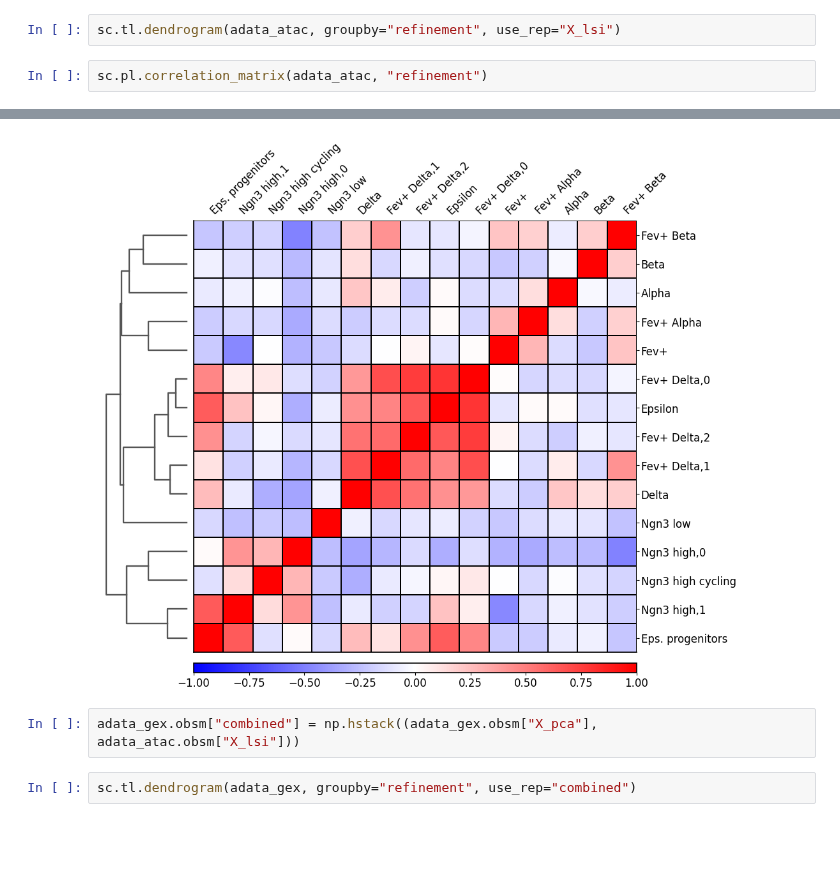
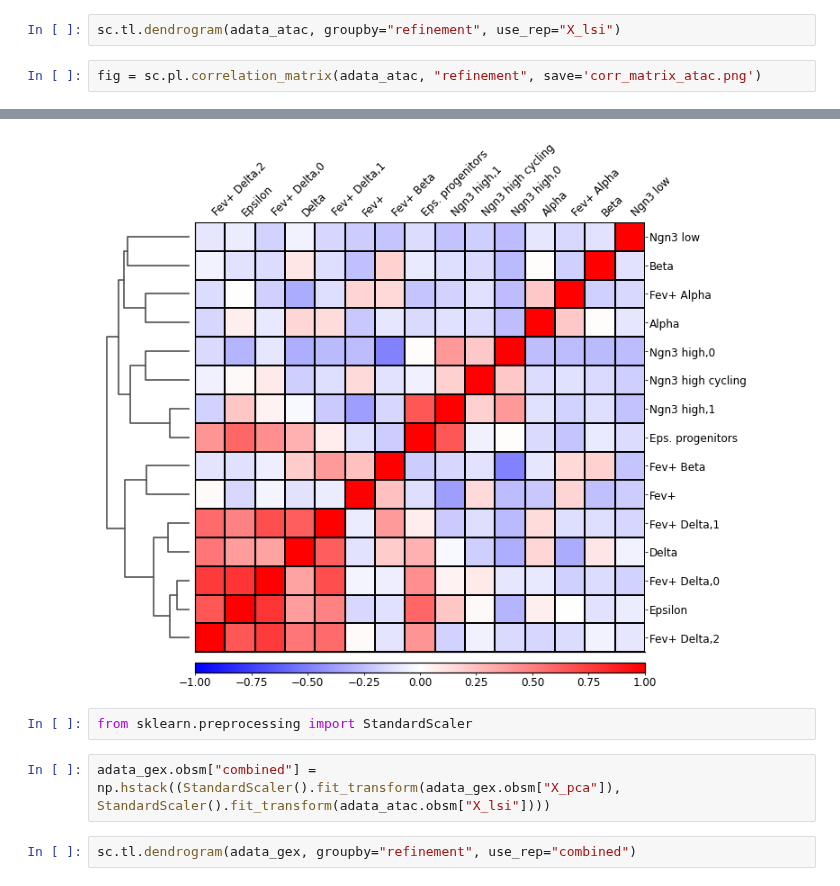
Before and after one commit to theislab/moscot-framework_reproducibility, a Jupyter notebook: pancreas/EDA/11_04_endocrine_EDA.ipynb, the cells around one changed output, grey strips where cells are left out. Cells and saved outputs as stored; diff of their text form; blank space fills up the shorter version.

```diff
--- a/pancreas/EDA/11_04_endocrine_EDA.ipynb
+++ b/pancreas/EDA/11_04_endocrine_EDA.ipynb
@@ -92,5 +93,5 @@ adata_atac.obsm['X_lsi'] = adata_atac.obsm['X_lsi'][:,subset]
 # %%
 sc.tl.dendrogram(adata_atac, groupby="refinement", use_rep="X_lsi")
 # %%
-sc.pl.correlation_matrix(adata_atac, "refinement")
+fig = sc.pl.correlation_matrix(adata_atac, "refinement", save='corr_matrix_atac.png')
 # %% [output]
@@ -97,6 +99,8 @@ sc.pl.correlation_matrix(adata_atac, "refinement")
-[figure, old version]
+[figure, new version]
+# %%
+from sklearn.preprocessing import StandardScaler
 # %%
-adata_gex.obsm["combined"] = np.hstack((adata_gex.obsm["X_pca"], adata_atac.obsm["X_lsi"]))
+adata_gex.obsm["combined"] = np.hstack((StandardScaler().fit_transform(adata_gex.obsm["X_pca"]), StandardScaler().fit_transform(adata_atac.obsm["X_lsi"])))
 # %%
 sc.tl.dendrogram(adata_gex, groupby="refinement", use_rep="combined")
 # %%
```
Also changed, not shown: parts of 4 cells of this notebook, 17 other files.
